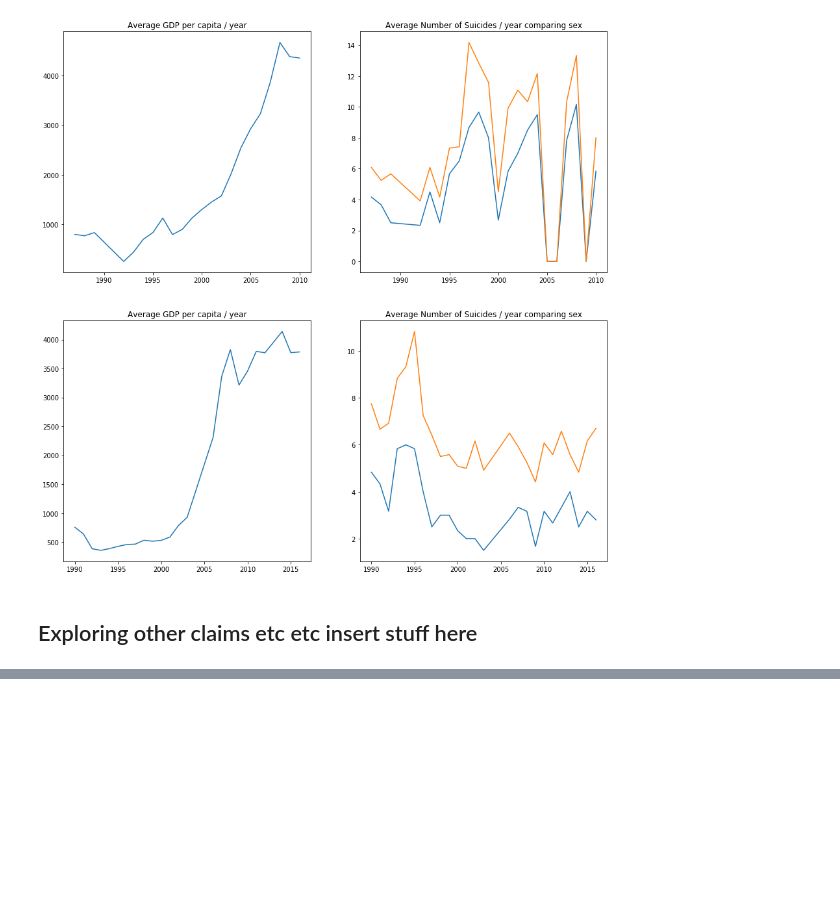
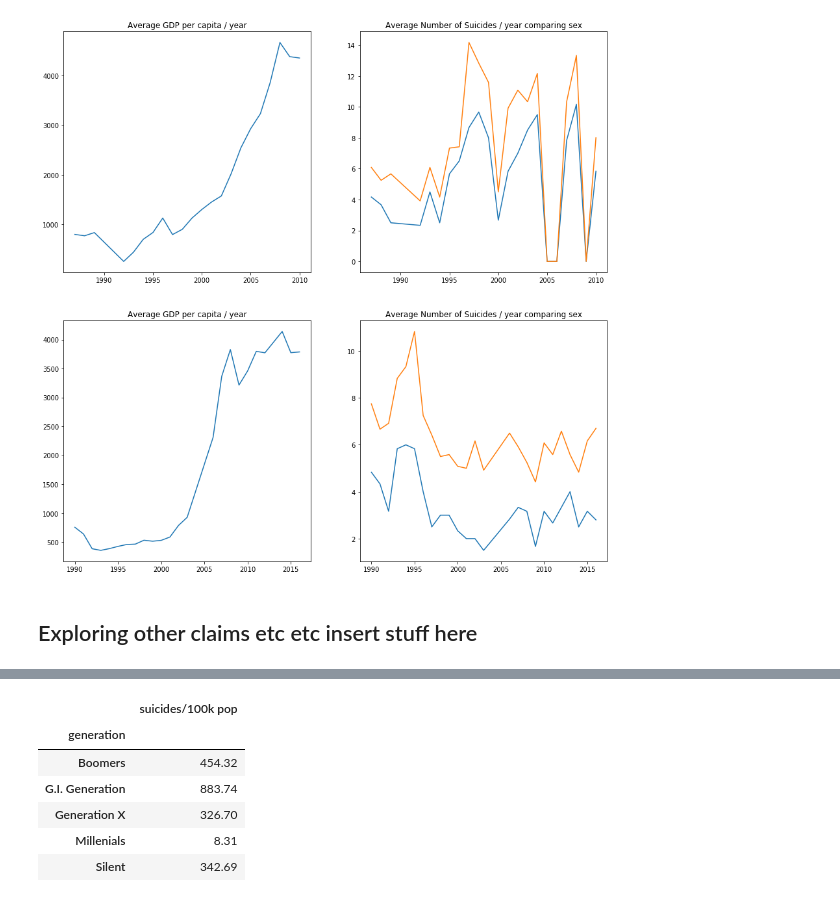
Before and after one commit to edalrami/anlt232_hw1, a Jupyter notebook: hw1.ipynb, the cells around one changed output, grey strips where cells are left out. Drawn from its saved outputs; the diff is of its cells as text; code cells hidden in the pictures; blank space fills up the shorter version.

```diff
--- a/hw1.ipynb
+++ b/hw1.ipynb
@@ -257,0 +241,2 @@ plt.plot(data[(data['country'].str.contains('Armenia'))
+# %%
+US_data = selected_countries.loc[selected_countries['country'] == "United States",]
@@ -257,0 +285,10 @@ plt.plot(data[(data['country'].str.contains('Armenia'))
+# %%
+US_gen1
+# %% [output]
+|  | suicides/100k pop |
+| generation |  |
+| Boomers | 454.32 |
+| G.I. Generation | 883.74 |
+| Generation X | 326.70 |
+| Millenials | 8.31 |
+| Silent | 342.69 |
```
Also changed, not shown: parts of 13 cells of this notebook, 1 other file.
